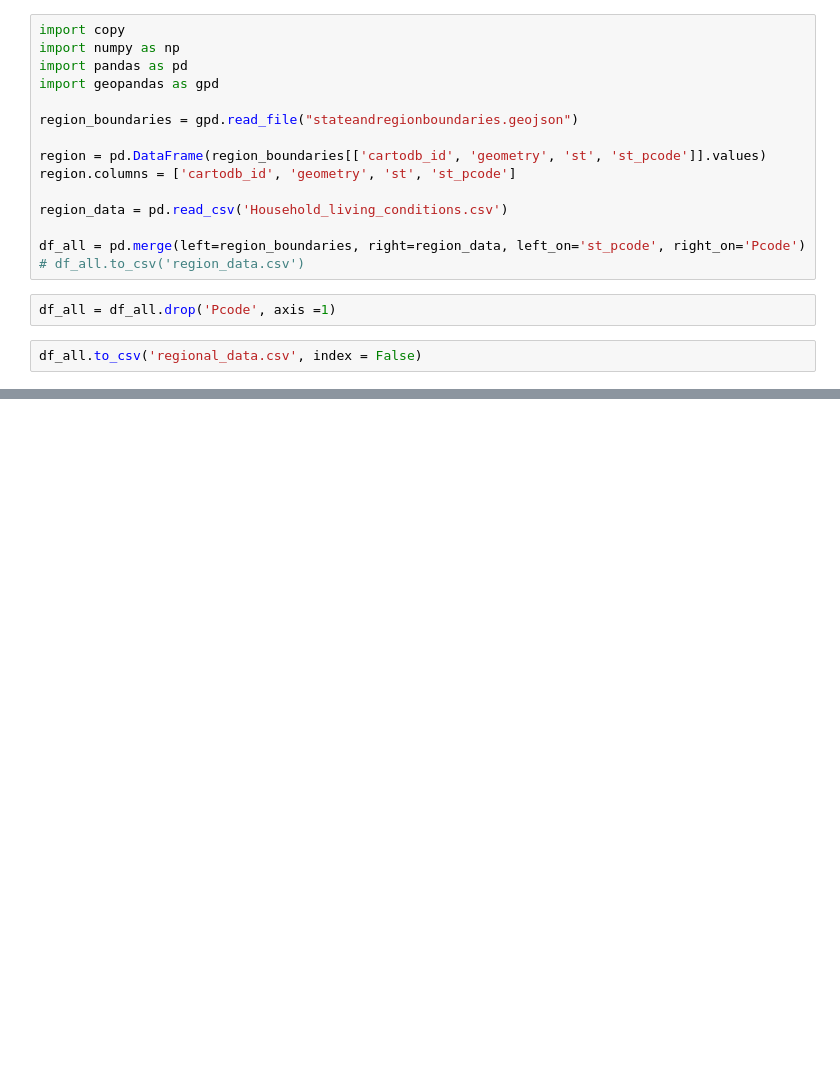
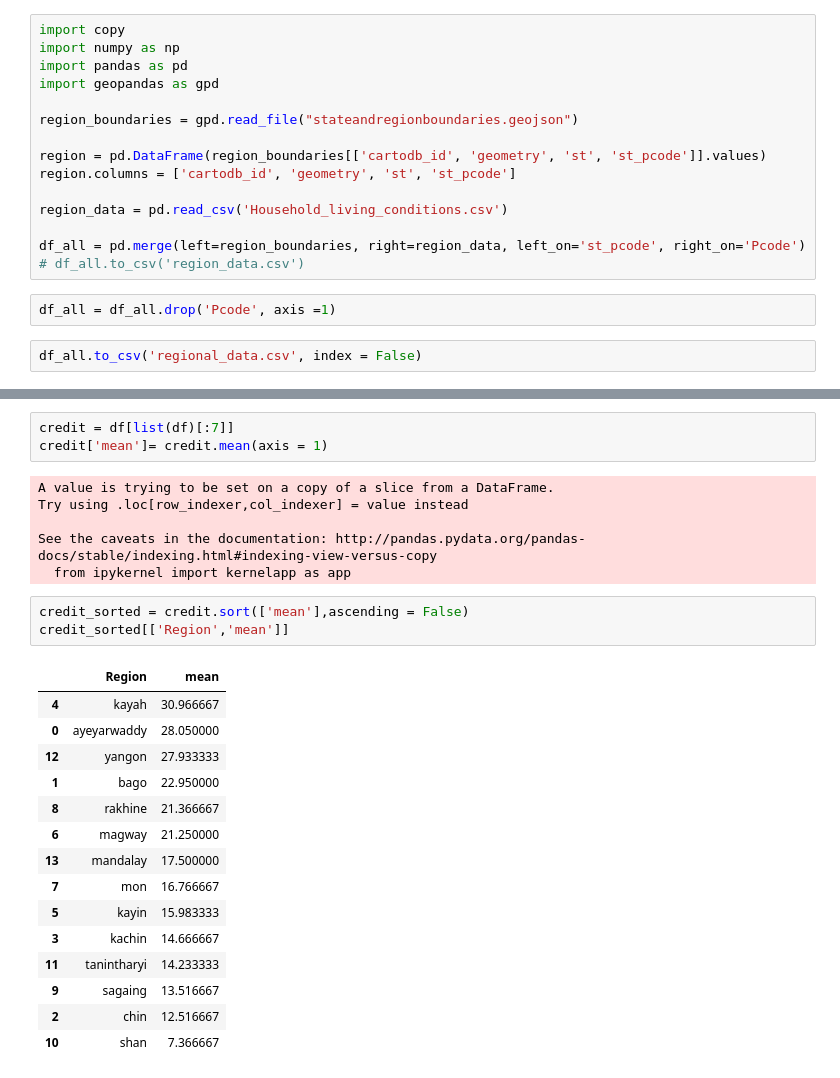
Before and after one commit to cartesianproduct/cartesianproduct.github.io, a Jupyter notebook: data/Household_living_conditions_Survey/regional_data.ipynb, the cells around one changed output, grey strips where cells are left out. Cells and saved outputs as stored; diff of their text form; blank space fills up the shorter version.

```diff
--- a/data/Household_living_conditions_Survey/regional_data.ipynb
+++ b/data/Household_living_conditions_Survey/regional_data.ipynb
@@ -72,0 +333,28 @@ df_all.head()
+# %%
+credit = df[list(df)[:7]]
+credit['mean']= credit.mean(axis = 1)
+# %% [output]
+A value is trying to be set on a copy of a slice from a DataFrame.
+Try using .loc[row_indexer,col_indexer] = value instead
+
+See the caveats in the documentation: http://pandas.pydata.org/pandas-docs/stable/indexing.html#indexing-view-versus-copy
+  from ipykernel import kernelapp as app
+# %%
+credit_sorted = credit.sort(['mean'],ascending = False)
+credit_sorted[['Region','mean']]
+# %% [output]
+|  | Region | mean |
+| 4 | kayah | 30.966667 |
+| 0 | ayeyarwaddy | 28.050000 |
+| 12 | yangon | 27.933333 |
+| 1 | bago | 22.950000 |
+| 8 | rakhine | 21.366667 |
+| 6 | magway | 21.250000 |
+| 13 | mandalay | 17.500000 |
+| 7 | mon | 16.766667 |
+| 5 | kayin | 15.983333 |
+| 3 | kachin | 14.666667 |
+| 11 | tanintharyi | 14.233333 |
+| 9 | sagaing | 13.516667 |
+| 2 | chin | 12.516667 |
+| 10 | shan | 7.366667 |
```
Also changed, not shown: parts of 30 cells of this notebook.
